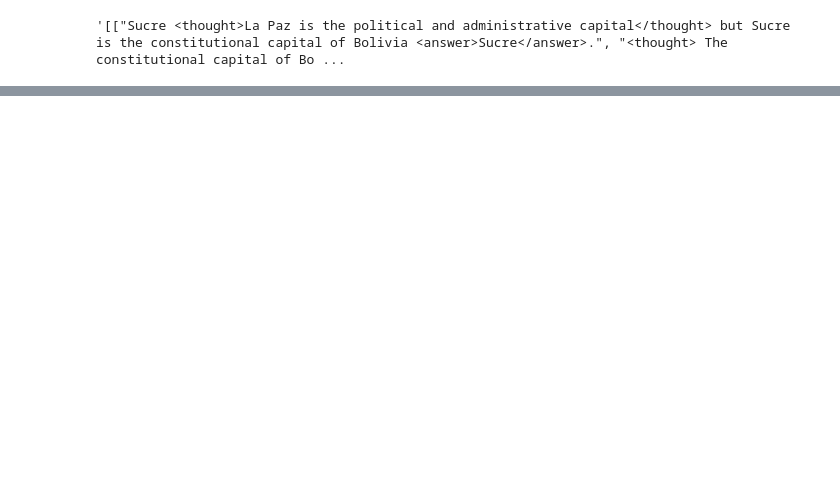
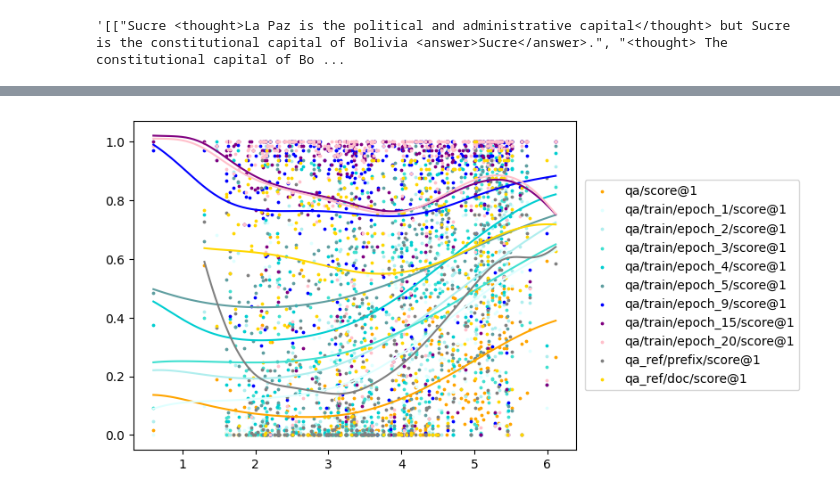
Before and after one commit to zhichul/robust_recall, a Jupyter notebook: experiments/0530_popqa/notebooks/0611_memorization_results.ipynb, the cells around one changed output, grey strips where cells are left out. Drawn from its saved outputs; the diff is of its cells as text; code cells hidden in the pictures; blank space fills up the shorter version.

```diff
--- a/experiments/0530_popqa/notebooks/0611_memorization_results.ipynb
+++ b/experiments/0530_popqa/notebooks/0611_memorization_results.ipynb
@@ -354,0 +702,11 @@ ns']
+# %%
+freq = '100000_to_inf'
+qa_epoch_5 = load_dataset('parquet', data_files=f'{gen_dir}/{freq}/dev.wikilinked.qa.parquet')['train']
+i=7
+predictions = json.loads(qa_epoch_5[i]['model_predictions'])
+question = qa_epoch_5[i]['question']
+answer = json.loads(qa_epoch_5[i]['possible_answers'])
+print(question)
+print(answer)
+for pred in predictions:
+    print(pred)
@@ -354,0 +1024,83 @@ ns']
+# %%
+import matplotlib.pyplot as plt
+import numpy as np
+from statsmodels.nonparametric.kernel_regression import KernelReg
+config = {
+    'qa/score@1': {
+        'plot' : {
+            'color': 'orange'
+        },
+    },
+    'qa/train/epoch_1/score@1': {
+        'plot' : {
+            'color': 'lightcyan'
+        },
+    },
+    'qa/train/epoch_2/score@1': {
+        'plot' : {
+            'color': 'paleturquoise'
+        },
+    },
+    'qa/train/epoch_3/score@1': {
+        'plot' : {
+            'color': 'turquoise'
+        },
+    },
+    'qa/train/epoch_4/score@1': {
+        'plot' : {
+            'color': 'darkturquoise'
+        },
+    },
+    'qa/train/epoch_5/score@1': {
+        'plot' : {
+            'color': 'cadetblue'
+        },
+    },
+    'qa/train/epoch_9/score@1': {
+        'plot' : {
+            'color': 'blue'
+        },
+    },
+    'qa/train/epoch_15/score@1': {
+        'plot' : {
+            'color': 'purple'
+        },
+    },
+    'qa/train/epoch_20/score@1': {
+        'plot' : {
+            'color': 'pink'
+        },
+    },
+    'qa_ref/prefix/score@1': {
+        'plot' : {
+            'color': 'grey'
+        },
+    },
+    'qa_ref/doc/score@1': {
+        'plot' : {
+            'color': 'gold'
+        },
+    },
+}
+
+for key in config:
+    xs = []
+    ys = []
+    for point in datapoints:
+        if key in point and point[key] is not None:
+            xs.append(point['s_pop'])
+            ys.append(point[key]['mean'])
+    xs = np.log10(xs)
+    plt.scatter(xs, ys, label=key, s=3, **config[key]['plot'])
+    reg = KernelReg(ys, xs, 'c')
+    grid = np.linspace(min(xs), max(xs), 100)
+    reg_y_mean, _ = reg.fit(grid)
+    plt.plot(grid, reg_y_mean, **config[key]['plot'])
+plt.legend(
+    loc='center left',          # anchor on the left edge of the legend box
+    bbox_to_anchor=(1.02, 0.5), # (x, y) in axes fraction units
+    borderaxespad=0             # gap between axes and legend
+)
+plt.show()
+# %% [output]
+[figure, added]
```
Also changed, not shown: parts of 68 cells of this notebook, 1 other file.
